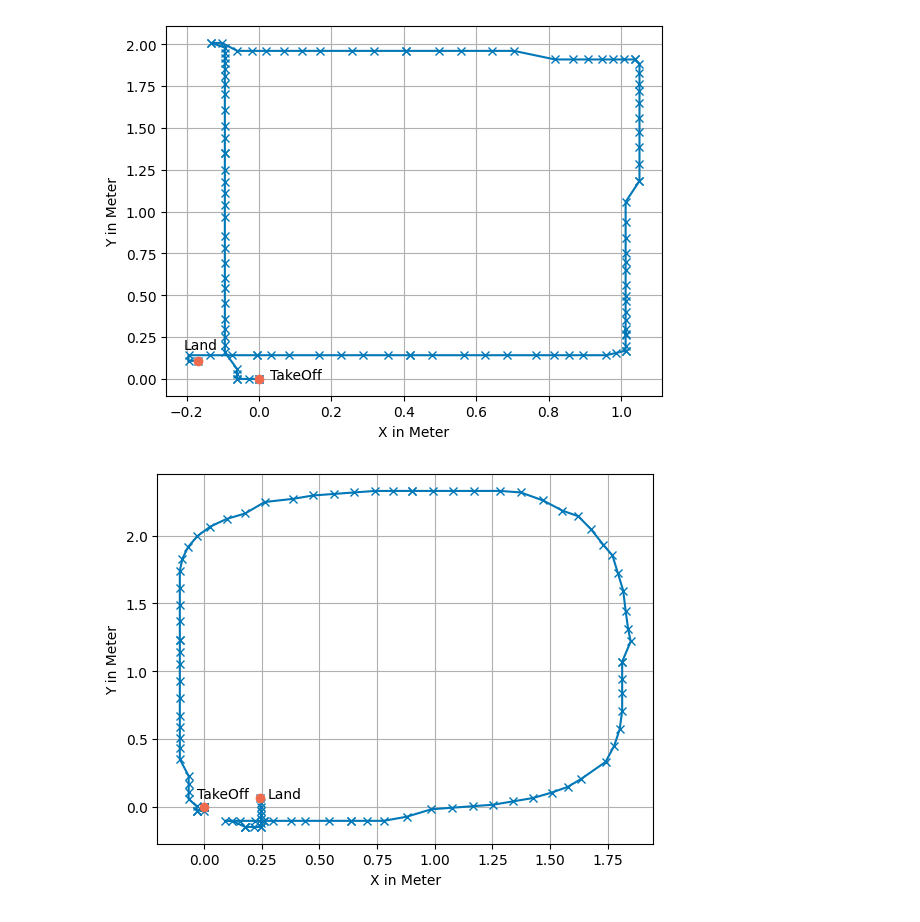
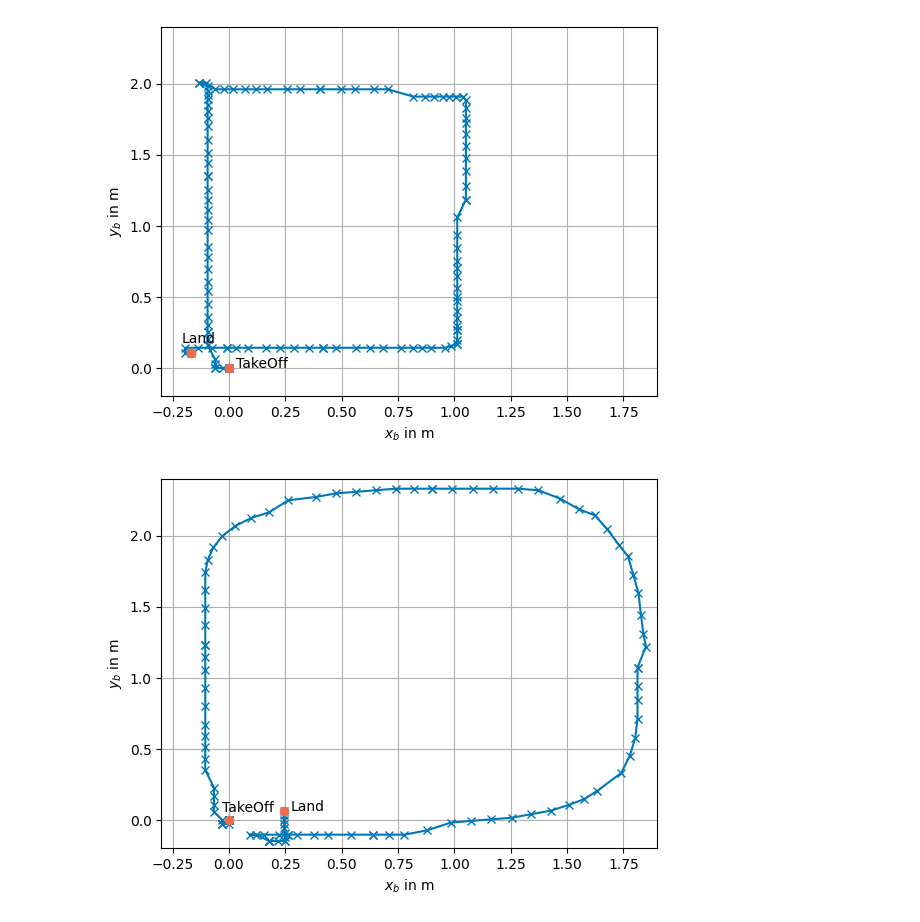
Before and after one commit to yuuchwa/ba_dt_drone, a Jupyter notebook: TestPythonVisu/Test1/TrajectionProjection.ipynb, the cells around one changed output. Cells and saved outputs as stored; diff of their text form; code cells hidden in the pictures.

```diff
--- a/TestPythonVisu/Test1/TrajectionProjection.ipynb
+++ b/TestPythonVisu/Test1/TrajectionProjection.ipynb
@@ -8,36 +8,39 @@ points = pd.read_csv('Rechteck/Rechteck.csv',sep=';')
 
 fig = plt.figure()
 ax = fig.add_subplot(111)
 
 x = points['xPos'].values
 y = points['yPos'].values
 
 x_transformed = (x - 50) / 10
 y_transformed = (y - 50) / 10
 
 first_point = (x_transformed[0], y_transformed[0])
 last_point = (x_transformed[-1], y_transformed[-1])
 
-ax.set_xlabel('X in Meter')
-ax.set_ylabel('Y in Meter')
+ax.set_xlabel(r'$x_b$ in m')
+ax.set_ylabel('$y_b$ in m')
 
 ax.grid(True)
 
 ax.plot(x_transformed, y_transformed, c='#0077B6', marker='x')
 
 #plot first and last point
 ax.plot(first_point[0], first_point[1], c='#EE6C4D', marker='o')
 ax.plot(last_point[0], last_point[1], c='#EE6C4D', marker='o')
 
 # Fügt ein Label zum Start- und Endpunkt hinzu.
 ax.text (first_point[0] + 0.03, first_point[1], 'TakeOff', color='black')
 ax.text (last_point[0] - 0.04, last_point[1] + 0.07, 'Land', color='black')
 
+ax.set_xlim([-0.3, 1.9])
+ax.set_ylim([-0.2, 2.4])
+
 plt.savefig('Exp1_RechteckTraj.pdf', format='pdf')
 
 plt.show()
 # %% [output]
-[figure, old version]
+[figure, new version]
 # %%
 import matplotlib.pyplot as plt
 from mpl_toolkits.mplot3d import Axes3D
@@ -58,8 +61,8 @@ y_transformed = (y - 50) / 10
 first_point = (x_transformed[0], y_transformed[0])
 last_point = (x_transformed[-1], y_transformed[-1])
 
-ax.set_xlabel('X in Meter')
-ax.set_ylabel('Y in Meter')
+ax.set_xlabel(r'$x_b$ in m')
+ax.set_ylabel(r'$y_b$ in m')
 
 ax.grid(True)
 
@@ -73,11 +76,14 @@ ax.plot(last_point[0], last_point[1], c='#EE6C4D', marker='o')
 ax.text (first_point[0] - 0.03, first_point[1] + 0.06, 'TakeOff', color='black')
 ax.text (last_point[0] + 0.03, last_point[1], 'Land', color='black')
 
+ax.set_xlim([-0.3, 1.9])
+ax.set_ylim([-0.2, 2.4])
+
 plt.savefig('Exp1_KreisTraj.pdf', format='pdf')
 
 plt.show()
 # %% [output]
-[figure, old version]
+[figure, new version]
 # %%
 import matplotlib.pyplot as plt
 from mpl_toolkits.mplot3d import Axes3D
```
Also changed, not shown: parts of 1 cell of this notebook, 21 other files.
